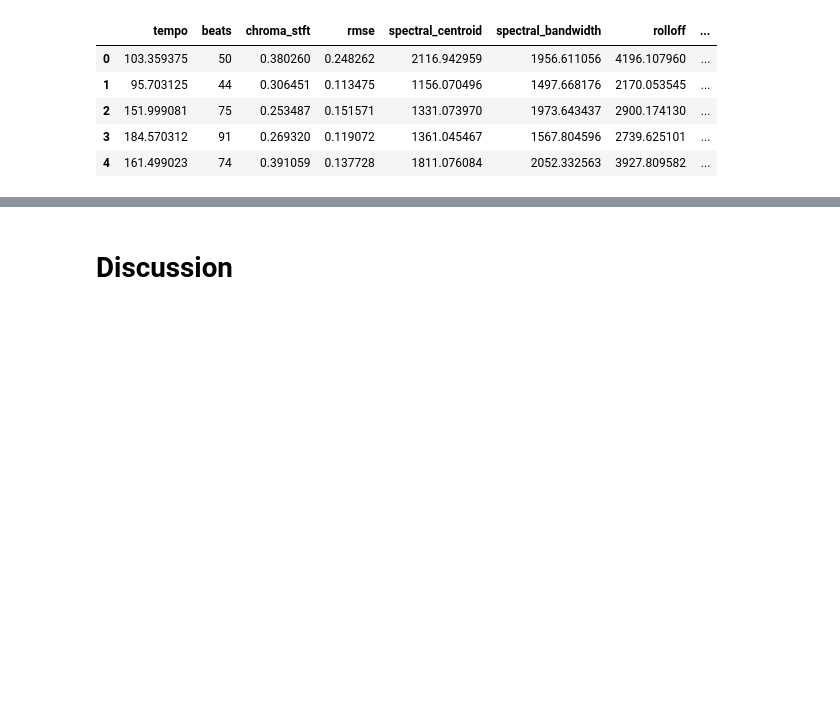
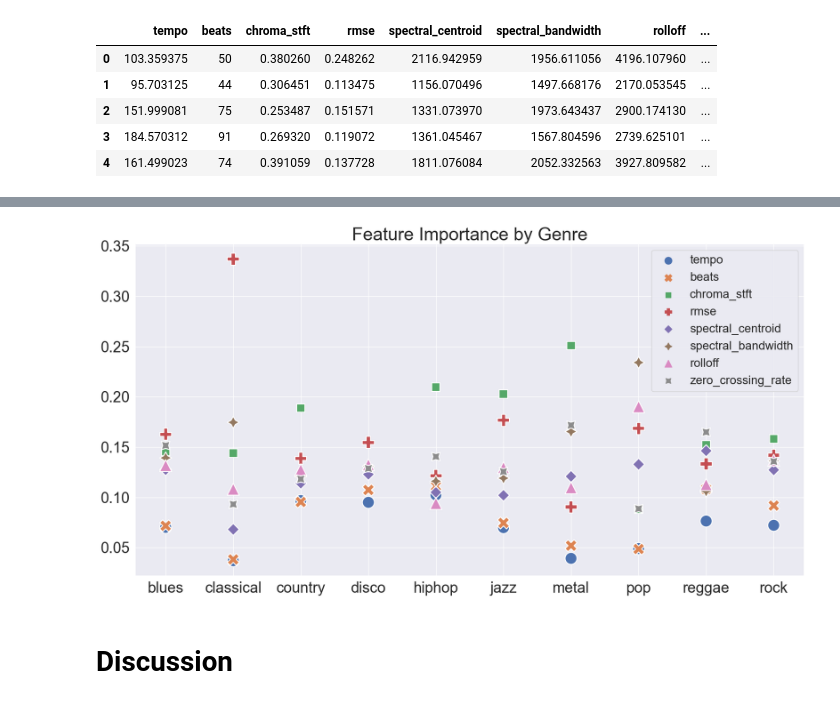
Before and after one commit to ivanmaykov/DS2500-Group-Project, a Jupyter notebook: Final_Report.ipynb, the cells around one changed output, grey strips where cells are left out. Drawn from its saved outputs; the diff is of its cells as text; code cells hidden in the pictures; blank space fills up the shorter version.

```diff
--- a/Final_Report.ipynb
+++ b/Final_Report.ipynb
@@ -240,3 +240,68 @@ plt.gcf().set_size_inches(8, 4)
+# %%
+from copy import copy
+
+#pull in data from csv
+df = pd.read_csv('music_feats.csv')
+
+#drop unneeded columns
+df = df[['tempo','beats','chroma_stft','rmse','spectral_centroid','spectral_bandwidth','rolloff','zero_crossing_rate','label']]
+
+#get genres
+genres = df['label'].unique()
+
+#new dataframe to hold feature importances
+df_new = pd.DataFrame(columns=['tempo','beats','chroma_stft','rmse','spectral_centroid','spectral_bandwidth','rolloff','zero_crossing_rate'])
+
+#loop through genres
+for genre in genres:
+
+    #copy dataframe
+    df_copy = df.copy()
+
+    #label all genres as 'other' except for the current genre
+    def update_label(label):
+        if label == genre:
+            return genre
+        else:
+            return 'other'
+
+    #apply update_label function to df_copy
+    df_copy['label'] = df_copy['label'].apply(update_label)
+
+    #create x and y values
+    y = df_copy['label'].values
+    x = df_copy[['tempo','beats','chroma_stft','rmse','spectral_centroid','spectral_bandwidth','rolloff','zero_crossing_rate']].values
+
+    #create random forest classifier
+    n_estimators = 100
+    rf_clf = RandomForestClassifier(n_estimators=n_estimators)
+
+    # fit random forest to data
+    rf_clf.fit(x, y)
+
+    #get feature importances
+    feat_import = rf_clf.feature_importances_
+
+    #add feature importances to df_new
+    df_new.loc[genre] = feat_import
+
+
+#plot feature importances
+
+# setting the style
+sns.set_style('darkgrid')
+fig, ax = plt.subplots(figsize=(20, 10))
+plt.xticks(fontsize = 25)
+plt.yticks(fontsize = 25)
+
+# drawing the plot
+sns.scatterplot(data=df_new, ax=ax, s=400)
+plt.legend(markerscale=2, fontsize=20)
+plt.title('Feature Importance by Genre', fontsize=30)
+
+plt.show()
+# %% [output]
+[figure, added]
 # %% [markdown]
 # Discussion
 # %% [markdown]
```
Also changed, not shown: parts of 4 cells of this notebook, 2 other files.
